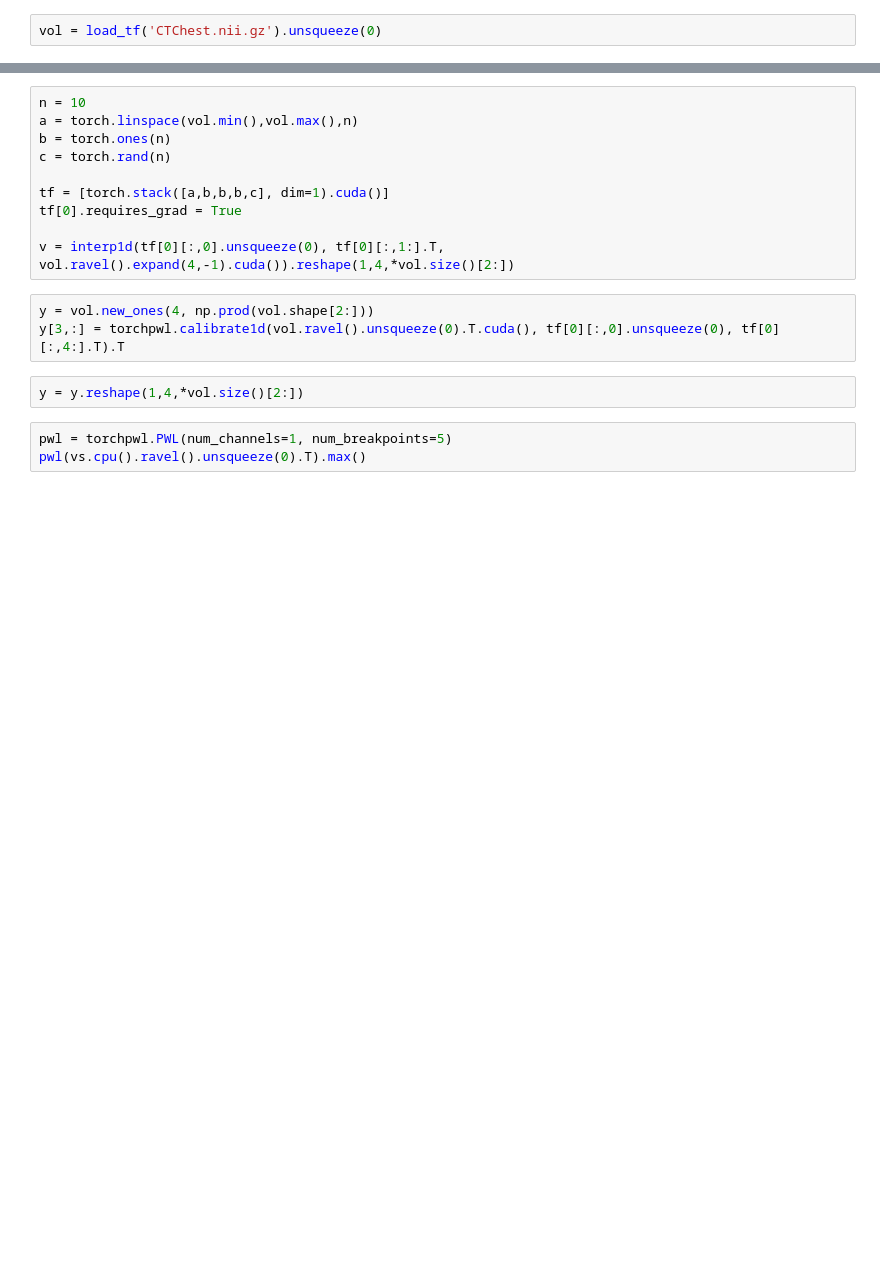
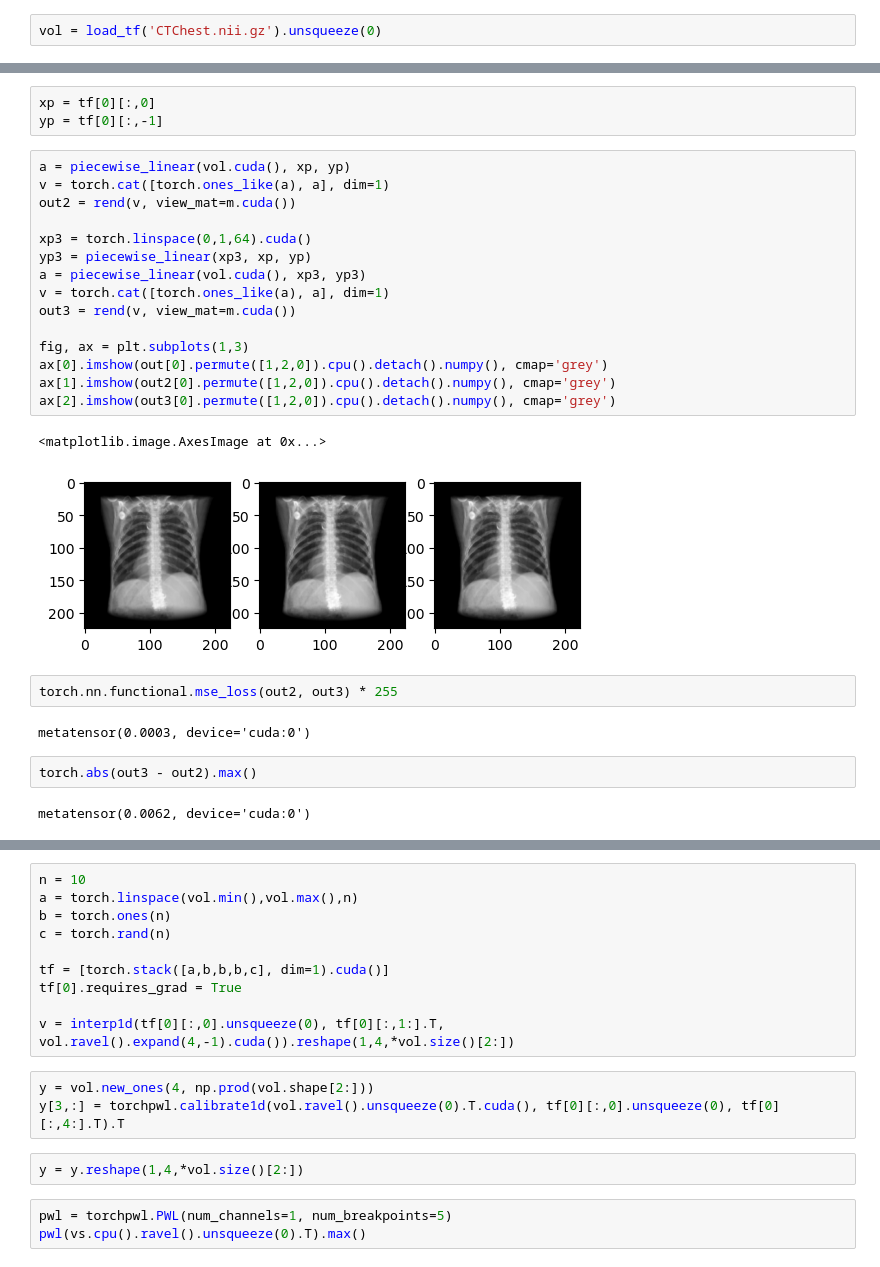
Before and after one commit to pcarnah/torchvtk, a Jupyter notebook: torchvtk.ipynb, the cells around one changed output, grey strips where cells are left out. Cells and saved outputs as stored; diff of their text form; blank space fills up the shorter version.

Commit message:
Updated notebook with new pwl function and trainable 1D DRR

```diff
--- a/torchvtk.ipynb
+++ b/torchvtk.ipynb
@@ -70,3 +178,32 @@ plt.imshow(out.squeeze().permute([1,2,0]).cpu().numpy())
+# %%
+xp = tf[0][:,0]
+yp = tf[0][:,-1]
+# %%
+a = piecewise_linear(vol.cuda(), xp, yp)
+v = torch.cat([torch.ones_like(a), a], dim=1)
+out2 = rend(v, view_mat=m.cuda())
+
+xp3 = torch.linspace(0,1,64).cuda()
+yp3 = piecewise_linear(xp3, xp, yp)
+a = piecewise_linear(vol.cuda(), xp3, yp3)
+v = torch.cat([torch.ones_like(a), a], dim=1)
+out3 = rend(v, view_mat=m.cuda())
+
+fig, ax = plt.subplots(1,3)
+ax[0].imshow(out[0].permute([1,2,0]).cpu().detach().numpy(), cmap='grey')
+ax[1].imshow(out2[0].permute([1,2,0]).cpu().detach().numpy(), cmap='grey')
+ax[2].imshow(out3[0].permute([1,2,0]).cpu().detach().numpy(), cmap='grey')
+# %% [output]
+<matplotlib.image.AxesImage at 0x...>
+[figure, added]
+# %%
+torch.nn.functional.mse_loss(out2, out3) * 255
+# %% [output]
+metatensor(0.0003, device='cuda:0')
+# %%
+torch.abs(out3 - out2).max()
+# %% [output]
+metatensor(0.0062, device='cuda:0')
 # %%
 rend.get_camera_matrix(torch.tensor([[0,1.,0.]]))
 high_dim = rend(torch.rand(1,10,224,224,224).cuda(), view_mat=m.cuda())
```
Also changed, not shown: parts of 19 cells of this notebook.
